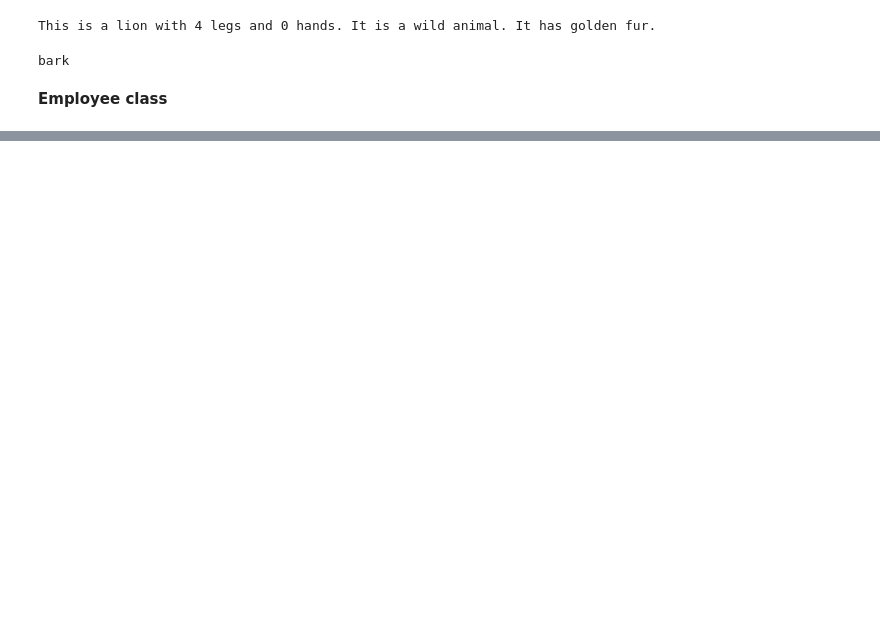
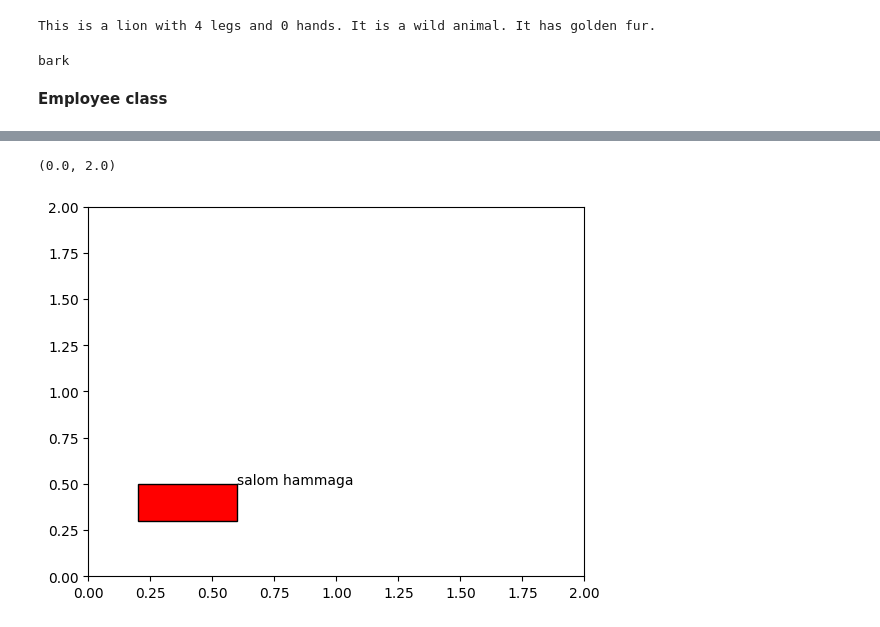
Before and after one commit to Diyorbek73/Homeworks, a Jupyter notebook: l2 (2).ipynb, the cells around one changed output, grey strips where cells are left out. Drawn from its saved outputs; the diff is of its cells as text; code cells hidden in the pictures; blank space fills up the shorter version.

```diff
--- a/l2 (2).ipynb
+++ b/l2 (2).ipynb
@@ -99,0 +131,24 @@ plt.show()
+# %%
+from matplotlib.patches import Rectangle
+import matplotlib.pyplot as plt
+
+class dumaloq(Rectangle):
+    def __init__(self, xy, width, height, labels, **kwargs):
+        super().__init__(xy, width, height, **kwargs)
+        self.labels = labels
+
+    def draw_label(self, ax):
+        x, y = self.get_xy()
+        ax.text(x + self.get_width(), y + self.get_height(),
+                self.labels)
+
+fig, ax = plt.subplots()
+rect = dumaloq((0.2, 0.3), 0.4, 0.2,"salom hammaga", edgecolor = 'black', facecolor = 'red')
+ax.add_patch(rect)
+rect.draw_label(ax)
+
+ax.set_xlim(0, 2)
+ax.set_ylim(0, 2)
+# %% [output]
+(0.0, 2.0)
+[figure, added]
```
Also changed, not shown: parts of 6 cells of this notebook, 2 other files.
